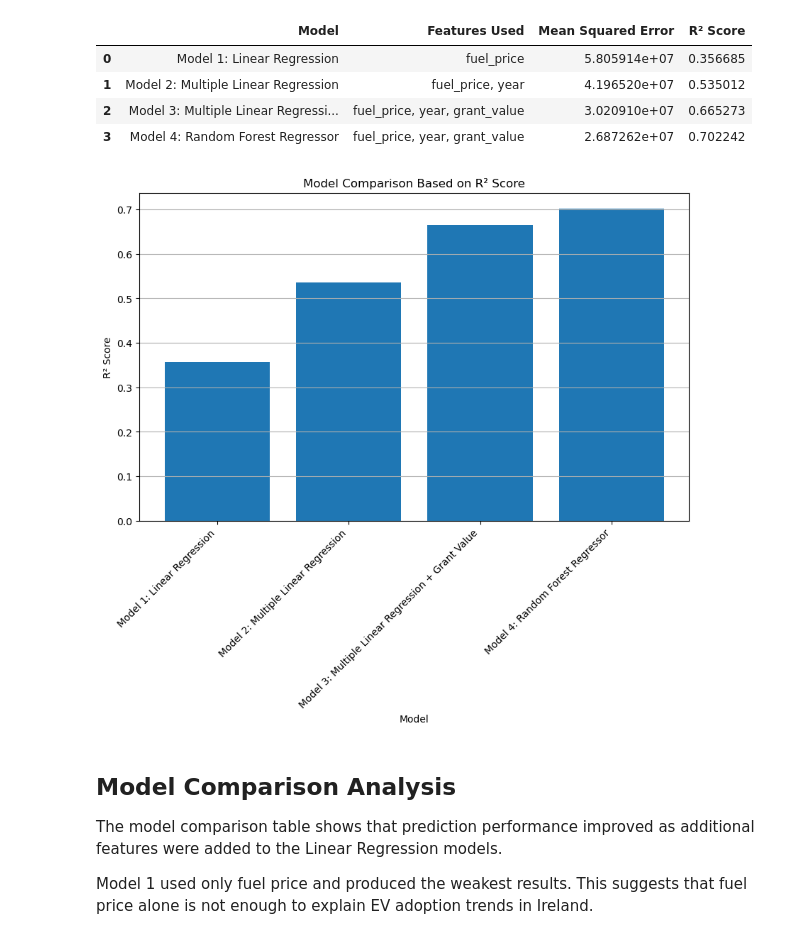
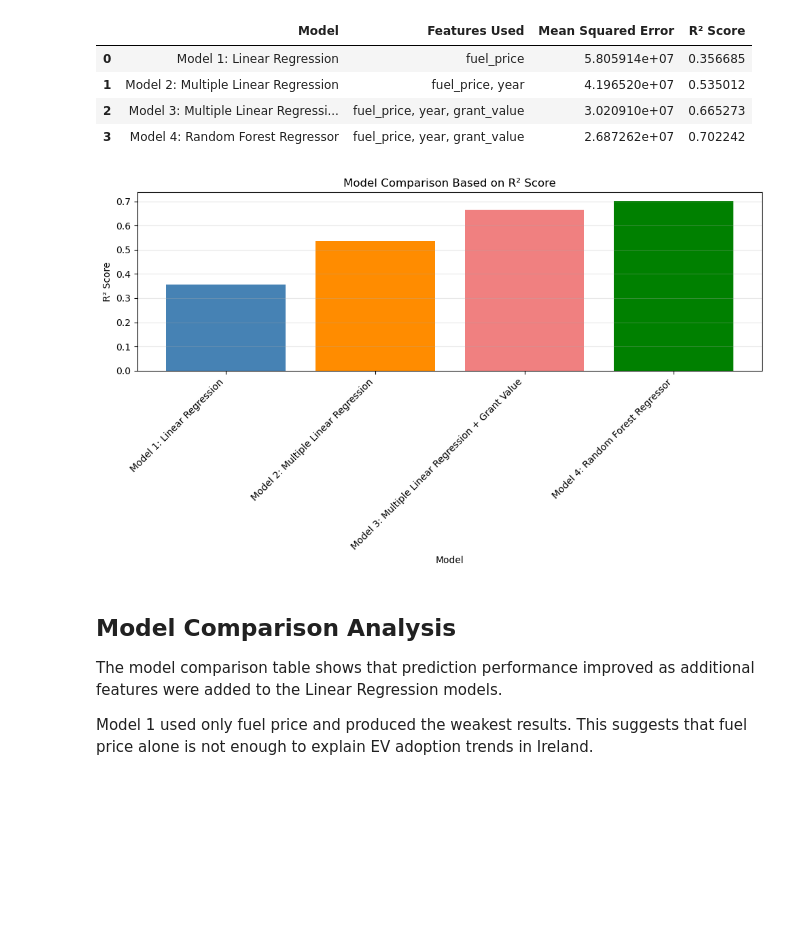
Before and after one commit to Guilherme2022448/Final-Project, a Jupyter notebook: ev_adoption_analysis.ipynb, the cells around one changed output. Cells and saved outputs as stored; diff of their text form; code cells hidden in the pictures; blank space fills up the shorter version.

```diff
--- a/ev_adoption_analysis.ipynb
+++ b/ev_adoption_analysis.ipynb
@@ -1463,24 +1465,25 @@ model_comparison_df
 | 3 | Model 4: Random Forest Regressor | fuel_price, year, grant_value | 2.687262e+07 | 0.702242 |
 # %%
 # Plot R² scores for each model
+plt.figure(figsize=(10, 6))
 
-plt.figure(figsize=(10, 6))
+colors = ['steelblue', 'darkorange', 'lightcoral', 'green']
 
 plt.bar(
     model_comparison_df['Model'],
-    model_comparison_df['R² Score']
+    model_comparison_df['R² Score'],
+    color=colors
 )
 
 plt.title('Model Comparison Based on R² Score')
 plt.xlabel('Model')
 plt.ylabel('R² Score')
-
 plt.xticks(rotation=45, ha='right')
-plt.grid(axis='y')
-
+plt.grid(axis='y', alpha=0.3)
+plt.tight_layout()
 plt.show()
 # %% [output]
-[figure, old version]
+[figure, new version]
 # %% [markdown]
 ## Model Comparison Analysis
 
```
Also changed, not shown: parts of 9 cells of this notebook.
